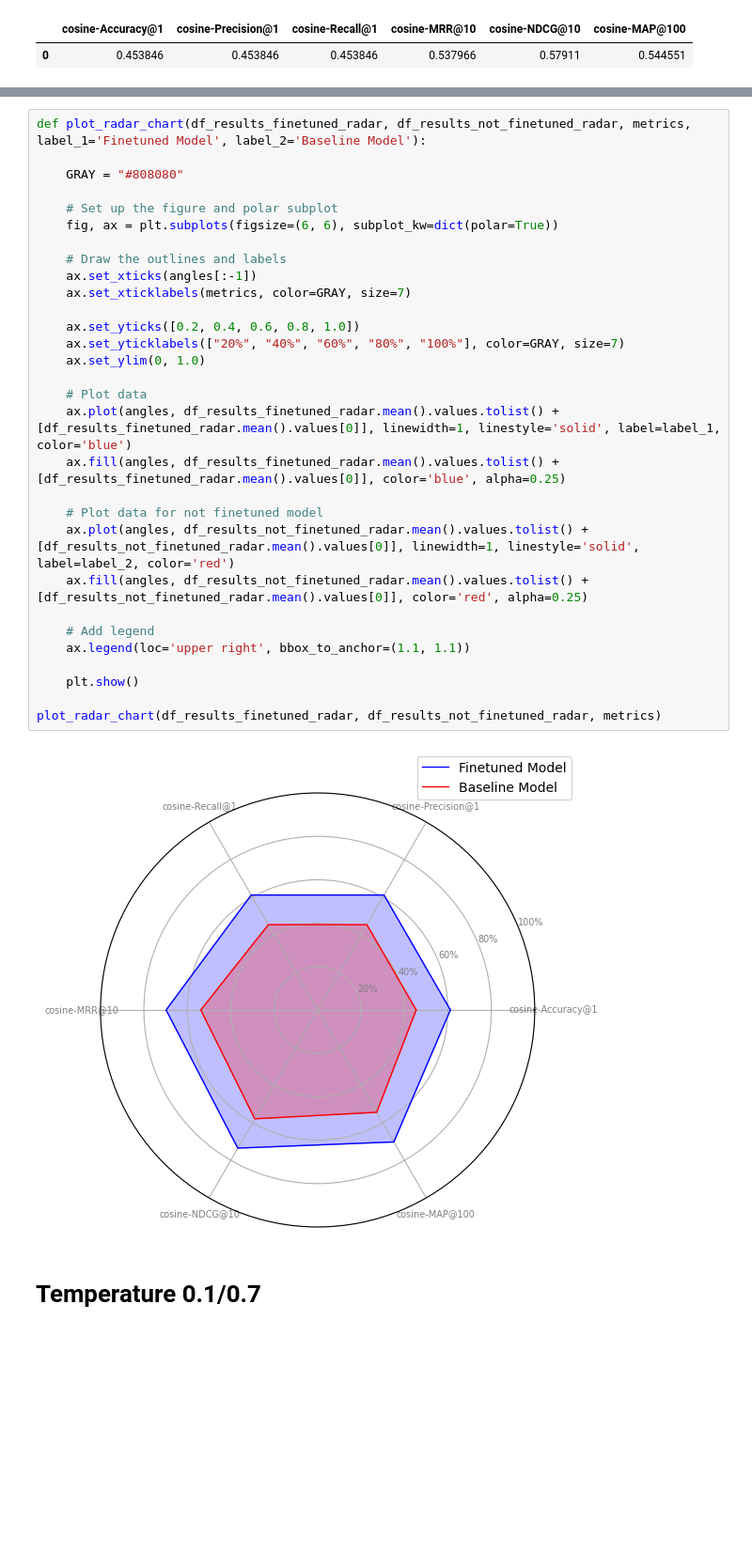
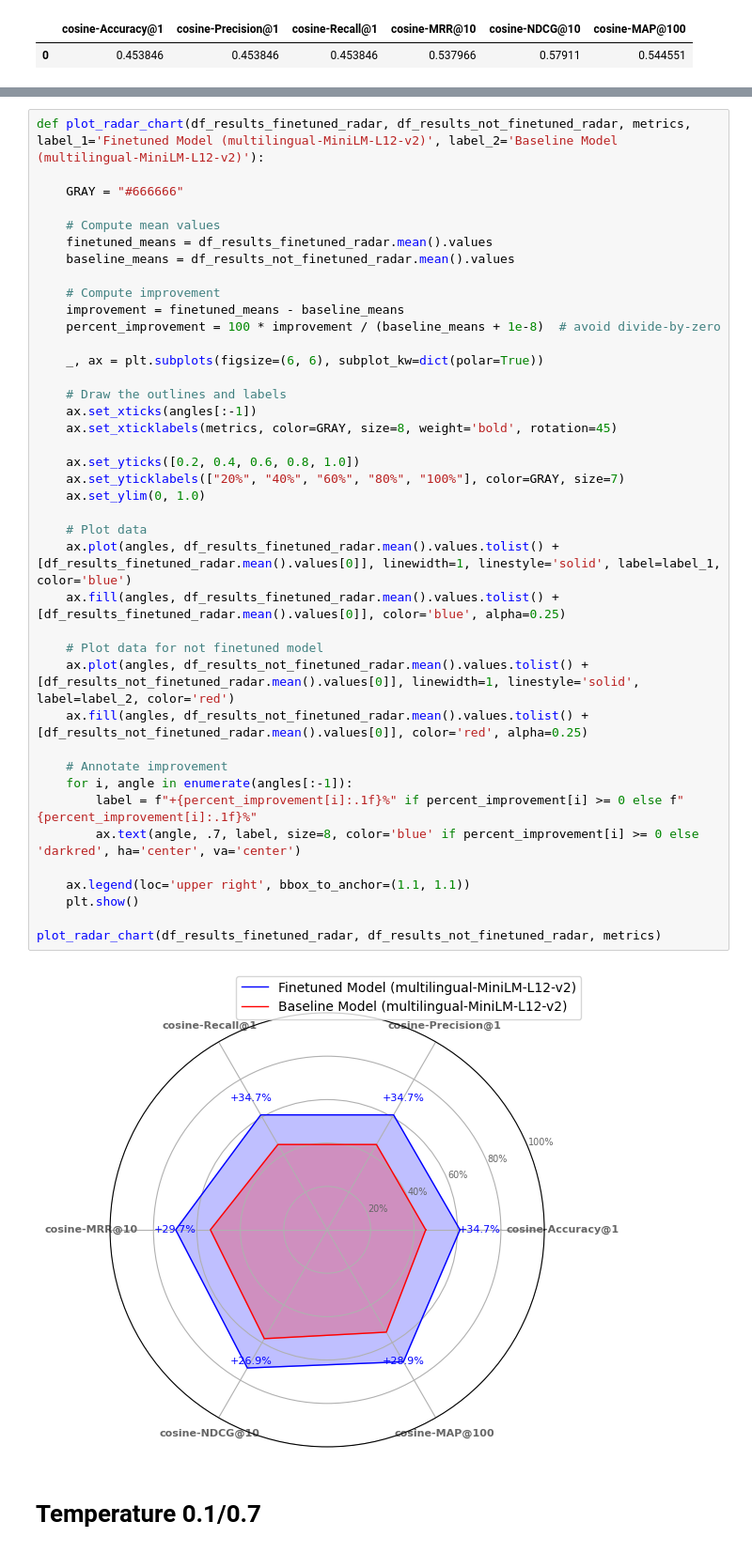
Before and after one commit to giobbu/GenAI, a Jupyter notebook: embedding-multilingual/radar_charts_retriever_performance.ipynb, the cells around one changed output, grey strips where cells are left out. Shown: that part at 94% size. Drawn from its saved outputs; the diff is of its cells as text; blank space fills up the shorter version.

Commit message:
radar chart notebook: add improvement %

```diff
--- a/embedding-multilingual/radar_charts_retriever_performance.ipynb
+++ b/embedding-multilingual/radar_charts_retriever_performance.ipynb
@@ -28,37 +28,47 @@ num_metrics = len(metrics)
 angles = [i / float(num_metrics) * 2 * pi for i in range(num_metrics)]
 angles += angles[:1]
 # %%
-def plot_radar_chart(df_results_finetuned_radar, df_results_not_finetuned_radar, metrics, label_1='Finetuned Model', label_2='Baseline Model'):
+def plot_radar_chart(df_results_finetuned_radar, df_results_not_finetuned_radar, metrics, label_1='Finetuned Model (multilingual-MiniLM-L12-v2)', label_2='Baseline Model (multilingual-MiniLM-L12-v2)'):
 
-    GRAY = "#808080"
+    GRAY = "#666666"
 
-    # Set up the figure and polar subplot
-    fig, ax = plt.subplots(figsize=(6, 6), subplot_kw=dict(polar=True))
+    # Compute mean values
+    finetuned_means = df_results_finetuned_radar.mean().values
+    baseline_means = df_results_not_finetuned_radar.mean().values
+
+    # Compute improvement
+    improvement = finetuned_means - baseline_means
+    percent_improvement = 100 * improvement / (baseline_means + 1e-8)  # avoid divide-by-zero
+
+    _, ax = plt.subplots(figsize=(6, 6), subplot_kw=dict(polar=True))
 
     # Draw the outlines and labels
     ax.set_xticks(angles[:-1])
-    ax.set_xticklabels(metrics, color=GRAY, size=7)
+    ax.set_xticklabels(metrics, color=GRAY, size=8, weight='bold', rotation=45)
 
     ax.set_yticks([0.2, 0.4, 0.6, 0.8, 1.0])
     ax.set_yticklabels(["20%", "40%", "60%", "80%", "100%"], color=GRAY, size=7)
     ax.set_ylim(0, 1.0)
 
     # Plot data
     ax.plot(angles, df_results_finetuned_radar.mean().values.tolist() + [df_results_finetuned_radar.mean().values[0]], linewidth=1, linestyle='solid', label=label_1, color='blue')
     ax.fill(angles, df_results_finetuned_radar.mean().values.tolist() + [df_results_finetuned_radar.mean().values[0]], color='blue', alpha=0.25)
 
     # Plot data for not finetuned model
     ax.plot(angles, df_results_not_finetuned_radar.mean().values.tolist() + [df_results_not_finetuned_radar.mean().values[0]], linewidth=1, linestyle='solid', label=label_2, color='red')
     ax.fill(angles, df_results_not_finetuned_radar.mean().values.tolist() + [df_results_not_finetuned_radar.mean().values[0]], color='red', alpha=0.25)
 
-    # Add legend
+    # Annotate improvement
+    for i, angle in enumerate(angles[:-1]):
+        label = f"+{percent_improvement[i]:.1f}%" if percent_improvement[i] >= 0 else f"{percent_improvement[i]:.1f}%"
+        ax.text(angle, .7, label, size=8, color='blue' if percent_improvement[i] >= 0 else 'darkred', ha='center', va='center')
+
     ax.legend(loc='upper right', bbox_to_anchor=(1.1, 1.1))
-
     plt.show()
 
 plot_radar_chart(df_results_finetuned_radar, df_results_not_finetuned_radar, metrics)
 # %% [output]
-[figure, old version]
+[figure, new version]
 # %% [markdown]
 # Temperature 0.1/0.7
 # %%
```
Also changed, not shown: parts of 3 cells of this notebook.
